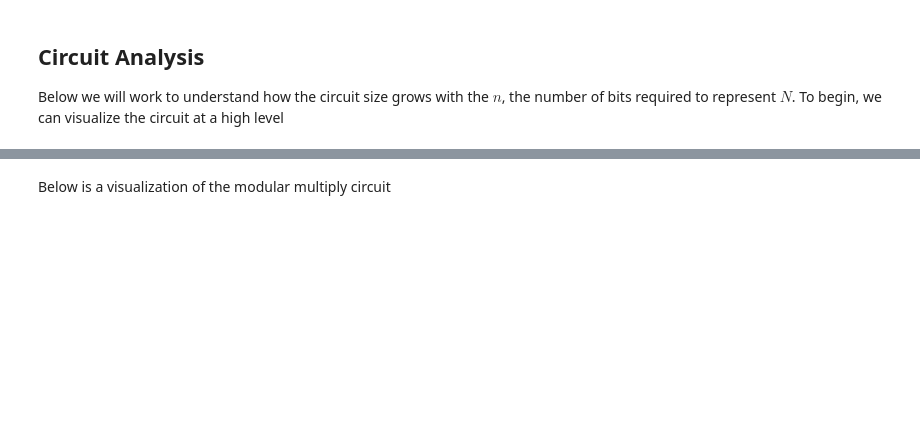
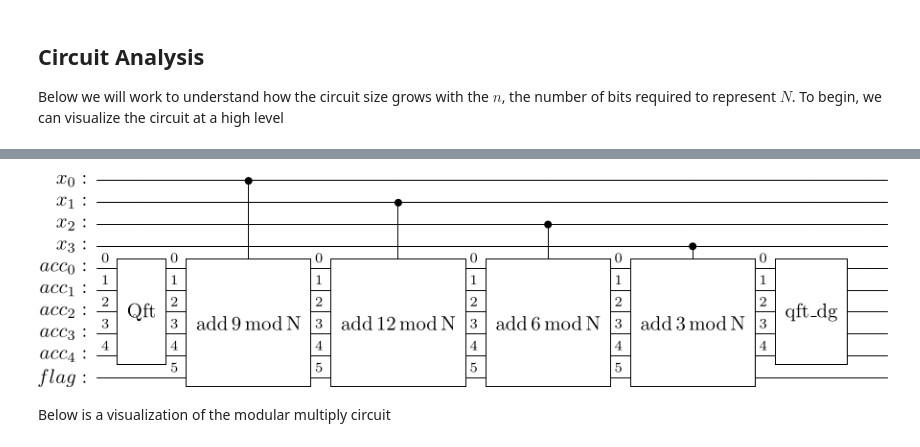
Before and after one commit to ryanfarr01/QIP_Project, a Jupyter notebook: shors_implementation.ipynb, the cells around one changed output, grey strips where cells are left out. Cells and saved outputs as stored; diff of their text form; code cells hidden in the pictures; blank space fills up the shorter version.

```diff
--- a/shors_implementation.ipynb
+++ b/shors_implementation.ipynb
@@ -426,3 +430,7 @@ fake_qc.draw('latex')
+# %%
+mul_out_k_mod(k=3, N=15).draw('latex')
+# %% [output]
+[figure, added]
 # %% [markdown]
 Below is a visualization of the modular multiply circuit
 # %%
```
Also changed, not shown: parts of 18 cells of this notebook.
